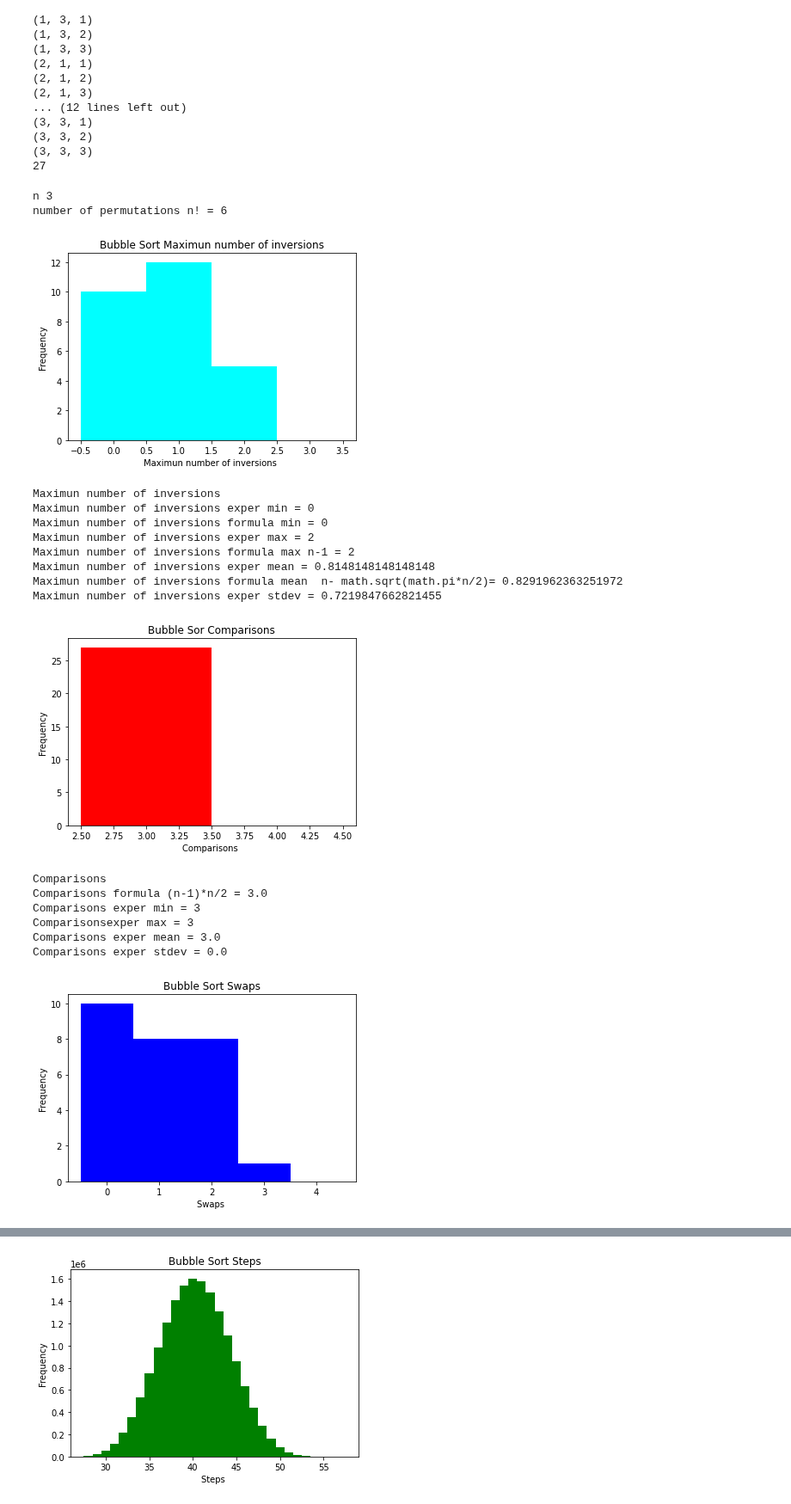
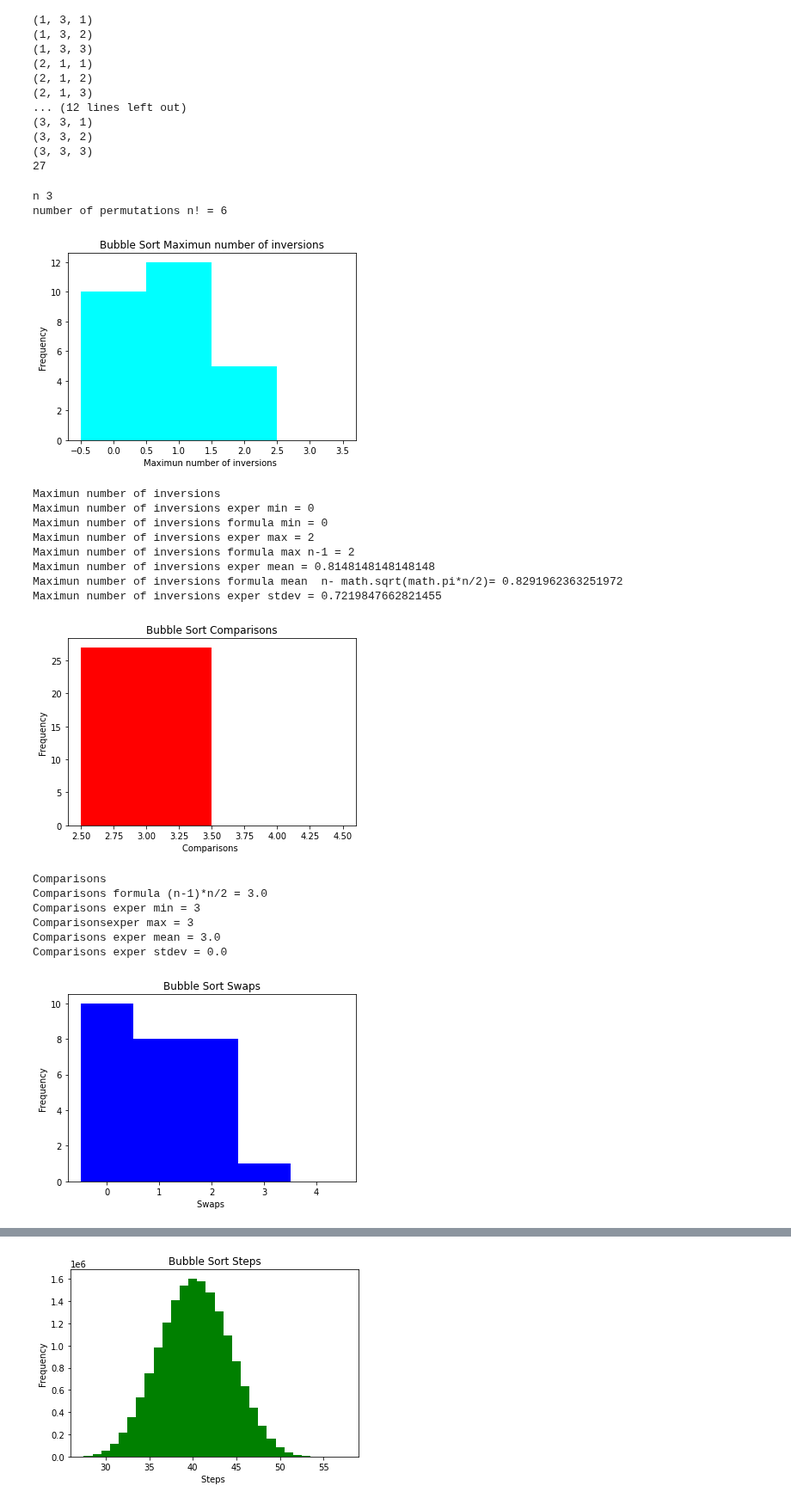
Before and after one commit to gjhernandezp/algorithms, a Jupyter notebook: AnalysisOfAlgorithms/BubbleSortNotOptimizedHistograms.ipynb, the cells around one changed output, grey strips where cells are left out. Shown at 86% size. Cells and saved outputs as stored; diff of their text form; code cells hidden in the pictures.

```diff
--- a/AnalysisOfAlgorithms/BubbleSortNotOptimizedHistograms.ipynb
+++ b/AnalysisOfAlgorithms/BubbleSortNotOptimizedHistograms.ipynb
@@ -920,7 +920,7 @@ print()
 
 b = np.array(range(min(comps)-1,max(comps)+2) ) +0.5
 plt.hist(comps,bins=b, color="red")
-plt.title("Bubble Sor Comparisons")
+plt.title("Bubble Sort Comparisons")
 plt.xlabel("Comparisons ")
 plt.ylabel("Frequency")
 plt.show()
@@ -965,34 +965,34 @@ print("Steps max formula (n-1)*n =",(n-1)*n)
 print("Steps exper mean =",np.mean(steps))
 print("Steps mean formula (3/4*n**2)-n+(1/4) =",(3/4*n**2)-n+(1/4))
 print("Steps exper stdev",np.std(steps))
 print()
 
 b = np.array(range(min(passes)-1,max(passes)+2) ) +0.5
 plt.hist(passes,bins=b,color="brown")
 plt.title("Bubble Sort Passes")
 plt.xlabel("Passes")
 plt.ylabel("Frequency")
 plt.show()
 
 print("Passes")
 print("Passes formula (n-1) =",(n-1))
 print("Passes exper min =",min(passes))
 print("Passes exper max =",max(passes))
 print("Passes exper mean =",np.mean(passes))
 print("Passes exper stdev",np.std(passes))
 # %% [output]
 n 3
 number of permutations n! = 6
 [figure]
 Maximun number of inversions
 Maximun number of inversions exper min = 0
 Maximun number of inversions formula min = 0
 Maximun number of inversions exper max = 2
 Maximun number of inversions formula max n-1 = 2
 Maximun number of inversions exper mean = 0.8148148148148148
 Maximun number of inversions formula mean  n- math.sqrt(math.pi*n/2)= 0.8291962363251972
 Maximun number of inversions exper stdev = 0.7219847662821455
-[figure, old version]
+[figure, new version]
 Comparisons
 Comparisons formula (n-1)*n/2 = 3.0
 Comparisons exper min = 3
```
Also changed, not shown: parts of 5 cells of this notebook.
